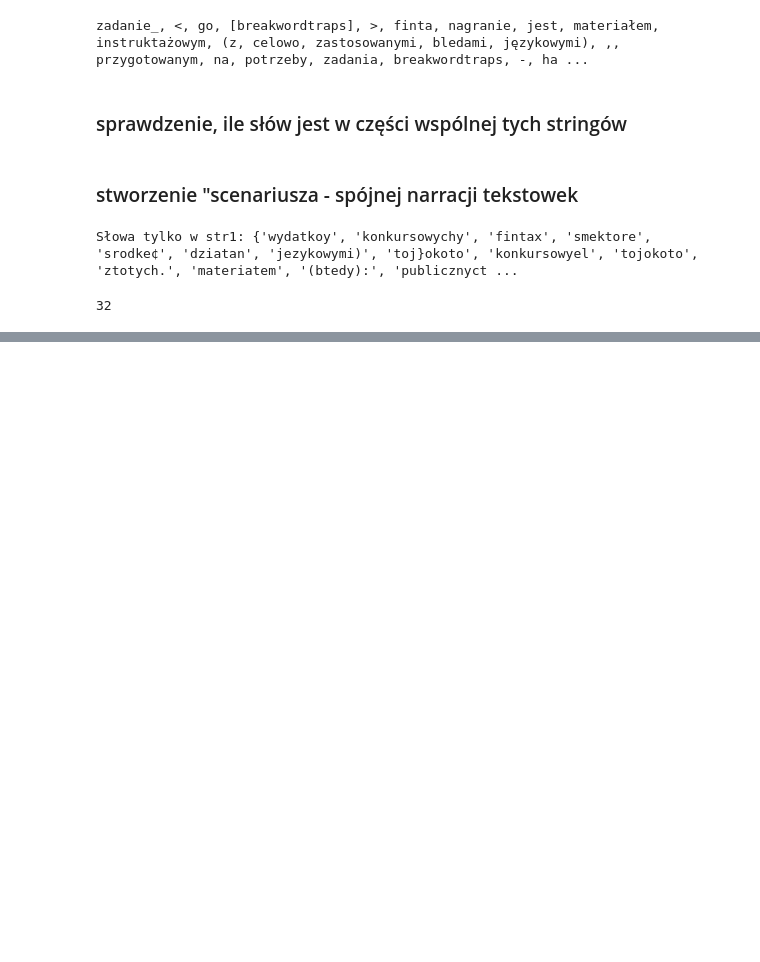
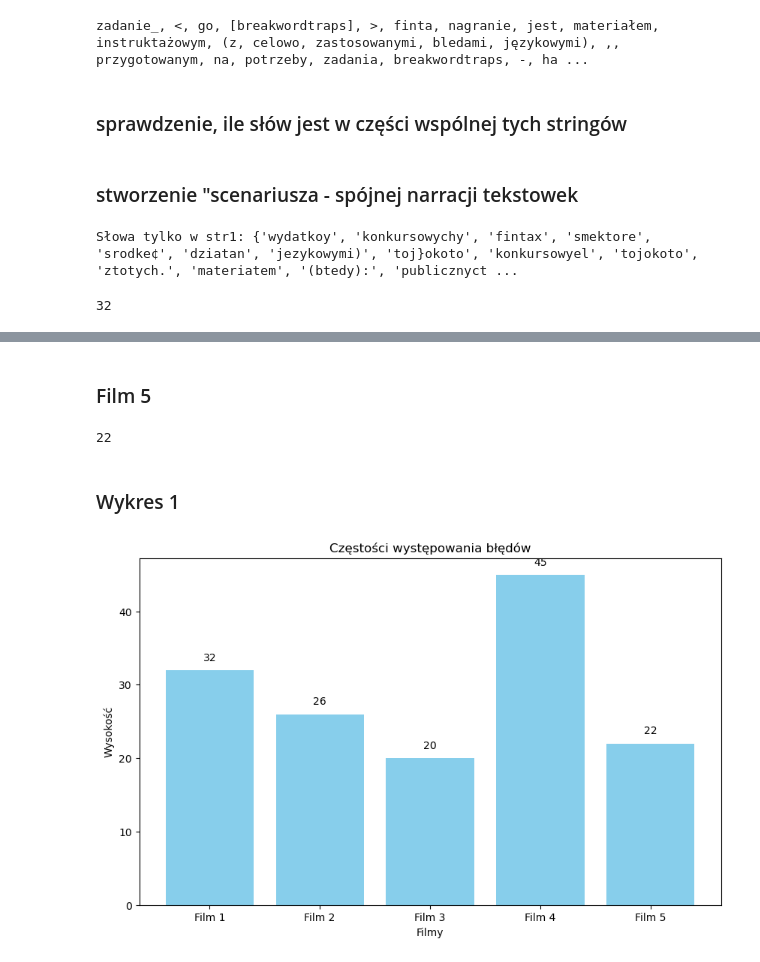
Before and after one commit to laplasjan/Tchorzofretki, a Jupyter notebook: analiza_tekstu.ipynb, the cells around one changed output, grey strips where cells are left out. Drawn from its saved outputs; the diff is of its cells as text; code cells hidden in the pictures; blank space fills up the shorter version.

```diff
--- a/analiza_tekstu.ipynb
+++ b/analiza_tekstu.ipynb
@@ -57,0 +178,63 @@ print(unique_count)
+# %% [markdown]
+### Film 5
+# %%
+pytesseract.pytesseract.tesseract_cmd = r'C:\Program Files\Tesseract-OCR\tesseract.exe'
+folder_path = 'C:/Users/jmich/hackYEAH/CLIP/BWTklatki/HY_2024_film_05'
+
+pytesseract.pytesseract.tesseract_cmd = r'C:\Program Files\Tesseract-OCR\tesseract.exe'
+folder_path = 'C:/Users/jmich/hackYEAH/CLIP/BWTklatki/HY_2024_film_05'
+all_words = []
+
+for filename in os.listdir(folder_path):
+    if filename.endswith('.jpg') or filename.endswith('.png'):
+        image_path = os.path.join(folder_path, filename)
+
+        image = Image.open(image_path)
+
+        text = pytesseract.image_to_string(image)
+
+        words = text.lower().split()
+        all_words.extend(words)
+
+words = ', '.join(all_words)
+
+
+
+
+
+
+spell = Speller(lang='pl')
+
+poprawiony_tekst = spell(words)
+print(poprawiony_tekst)
+words1 = set(words.split(', '))
+words2 = set(poprawiony_tekst.split(', '))
+
+only_in_str1 = words1 - words2
+unique_count = len(only_in_str1)
+print(unique_count)
+# %% [output]
+22
+# %% [markdown]
+### Wykres 1
+# %%
+filmy = ['Film 1', 'Film 2', 'Film 3', 'Film 4', 'Film 5']
+wysokosci = [32, 26, 20, 45, 22]
+
+# Tworzenie wykresu słupkowego
+plt.figure(figsize=(10, 6))
+plt.bar(filmy, wysokosci, color='skyblue')
+
+# Oznaczenia osi
+plt.xlabel('Filmy')
+plt.ylabel('Wysokość')
+plt.title('Częstości występowania błędów')
+
+# Dodanie wartości na słupkach
+for i, height in enumerate(wysokosci):
+    plt.text(i, height + 1, str(height), ha='center', va='bottom')
+
+# Wyświetlenie wykresu
+plt.show()
+# %% [output]
+[figure, added]
```
Also changed, not shown: parts of 13 cells of this notebook.
